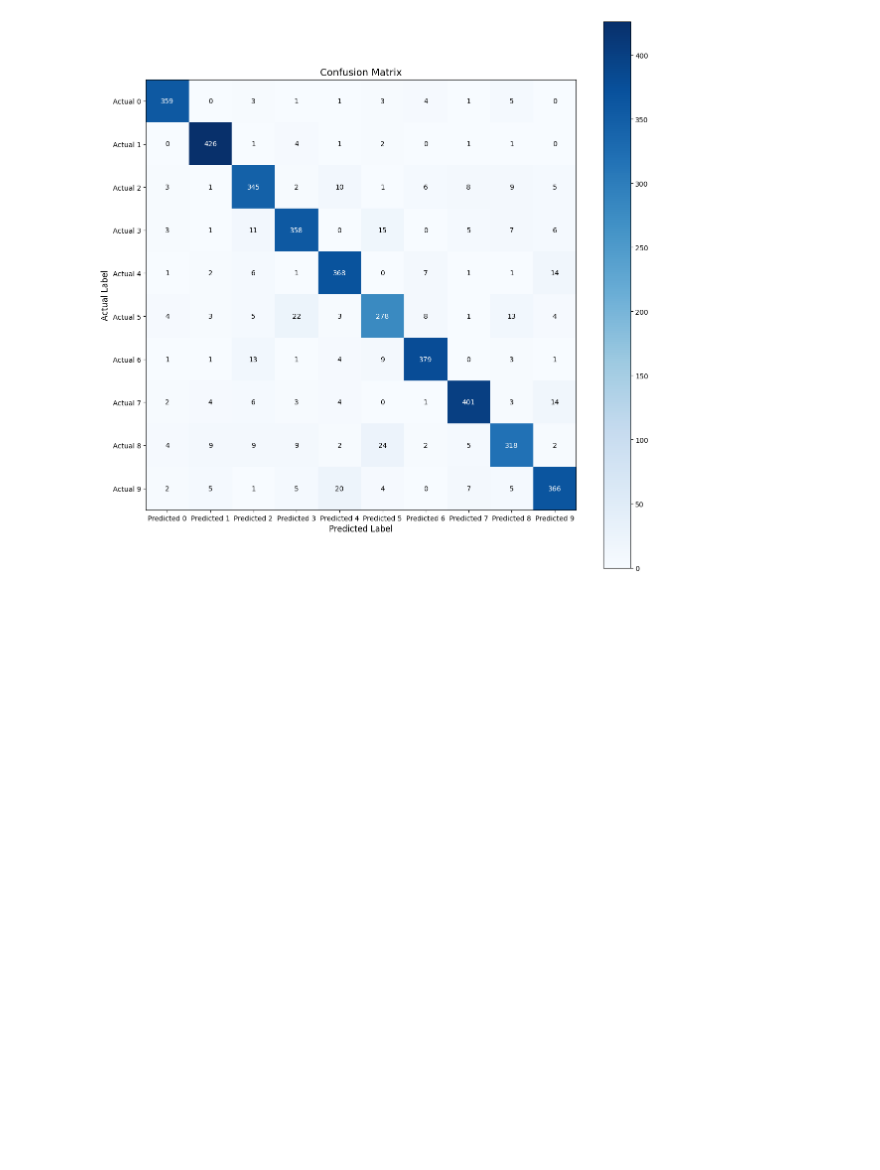
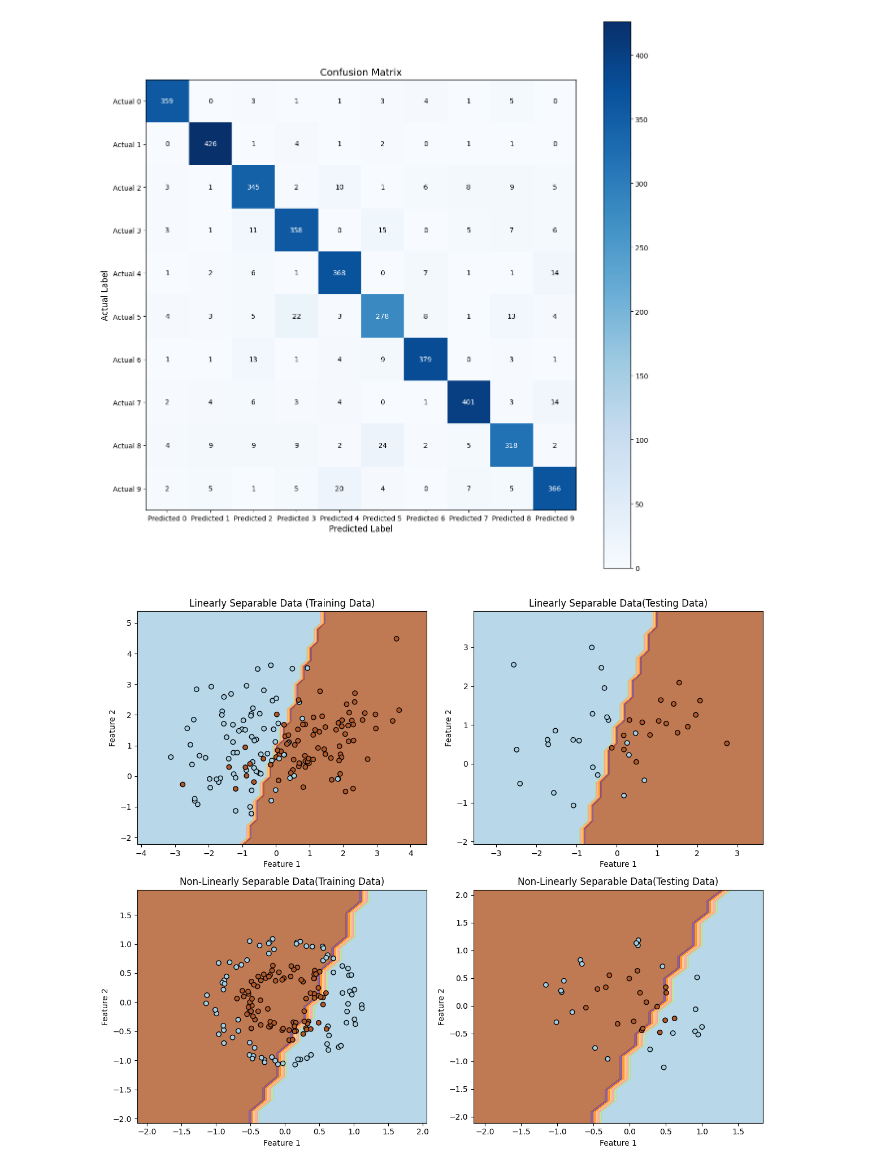
Before and after one commit to AngelShahi/artificial-intelligence-and-machine-learning, a Jupyter notebook: 2330992_AngelShahi_Worksheet2.ipynb, the cells around one changed output. Saved outputs shown, nothing was run; the diff lists cells and outputs as text; code cells hidden in the pictures; blank space fills up the shorter version.

```diff
--- a/2330992_AngelShahi_Worksheet2.ipynb
+++ b/2330992_AngelShahi_Worksheet2.ipynb
@@ -566,3 +566,66 @@ Precision: 0.90
 Recall: 0.90
 F1-Score: 0.90
 [figure]
+# %%
+import numpy as np
+import matplotlib.pyplot as plt
+from sklearn.datasets import make_classification, make_circles
+from sklearn.model_selection import train_test_split
+from sklearn.linear_model import LogisticRegression
+
+#set random seed for reproducibility
+np.random.seed(42)
+
+#generate linearly seperable dataset
+X_linear_separable, y_linear_separable = make_classification(n_samples=200, n_features=2, n_informative=2, n_redundant=0, n_clusters_per_class=1, random_state=42)
+
+#split the data into training and testing sets
+X_train_linear, X_test_linear, y_train_linear, y_test_linear = train_test_split(X_linear_separable, y_linear_separable, test_size=0.2, random_state=42)
+
+#Train logistic regression model on linearly seperable data
+logistic_model_linear_separable = LogisticRegression()
+logistic_model_linear_separable.fit(X_train_linear, y_train_linear)
+
+#Generate non-linearly seperable dataset(circles)
+X_non_linear_seperable, y_non_linear_seperable = make_circles(n_samples=200, noise=0.1, factor = 0.5, random_state=42)
+
+#split the data into training and testing sets
+X_train_non_linear, X_test_non_linear, y_train_non_linear, y_test_non_linear = train_test_split(X_non_linear_seperable, y_non_linear_seperable, test_size=0.2, random_state=42)
+
+#Train logistic regression model on non-linearly seperable data
+logistic_model_non_linear_separable = LogisticRegression()
+logistic_model_non_linear_separable.fit(X_train_non_linear, y_train_non_linear)
+
+#Plot decision boundries for linearly and non-linearly seperable data
+def plot_decision_boundary(ax, model, X, y, title):
+  h = 0.2 #step to set the mesh
+  x_min, x_max = X[:,0].min()-1, X[:,0].max() + 1
+  y_min, y_max = X[:,1].min()-1, X[:,1].max() + 1
+  xx, yy = np.meshgrid(np.arange(x_min, x_max, h), np.arange(y_min, y_max, h))
+  Z = model.predict (np.c_[xx.ravel(), yy.ravel()])
+  Z = Z.reshape(xx.shape)
+  ax.contourf(xx, yy, Z, alpha = 0.8, cmap=plt.cm.Paired)
+  ax.scatter(X[:, 0], X[:, 1], c=y, edgecolors='k', cmap=plt.cm.Paired)
+  ax.set_title(title)
+  ax.set_xlabel('Feature 1')
+  ax.set_ylabel('Feature 2')
+
+#create subplots
+fig, axes = plt.subplots(2,2, figsize=(12,10))
+
+#plot decision boundary for linearly seperable data(Training)
+plot_decision_boundary(axes[0, 0], logistic_model_linear_separable, X_train_linear, y_train_linear, 'Linearly Separable Data (Training Data)')
+
+#plot decision boundary for linearly seperable data(Testing)
+plot_decision_boundary(axes[0,1], logistic_model_linear_separable, X_test_linear, y_test_linear, 'Linearly Separable Data(Testing Data)')
+
+#plot decision boundary for non-linearly seperable data(Training)
+plot_decision_boundary(axes[1,0], logistic_model_non_linear_separable, X_train_non_linear, y_train_non_linear, 'Non-Linearly Separable Data(Training Data)')
+
+#plot decision boundary for non-linearly seperable data(Testing)
+plot_decision_boundary(axes[1,1], logistic_model_non_linear_separable, X_test_non_linear, y_test_non_linear, 'Non-Linearly Separable Data(Testing Data)')
+
+plt.tight_layout()
+plt.show()
+# %% [output]
+[figure, added]
```
